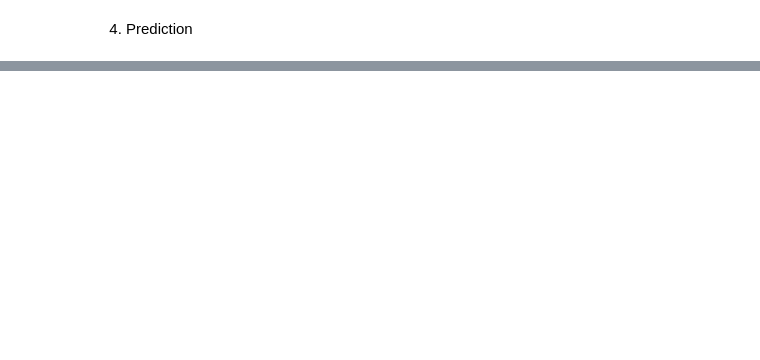
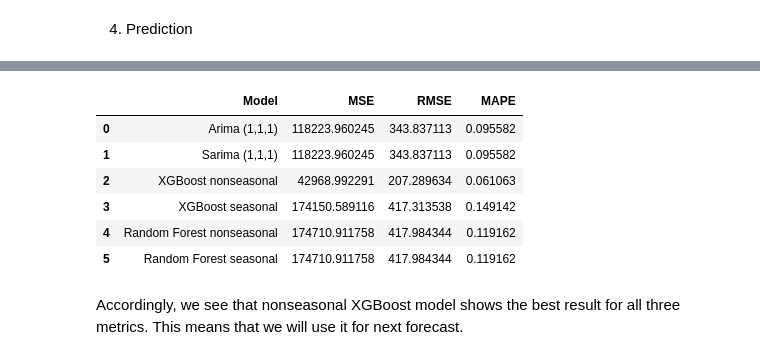
Before and after one commit to AwanRaskall/ml-demand-driven-order-planning, a Jupyter notebook: product_demand_prediction.ipynb, the cells around one changed output, grey strips where cells are left out. Drawn from its saved outputs; the diff is of its cells as text; code cells hidden in the pictures; blank space fills up the shorter version.

Commit message:
Evaluation of models' prediction section is done

```diff
--- a/product_demand_prediction.ipynb
+++ b/product_demand_prediction.ipynb
@@ -600,6 +606,21 @@ def evaluate_model(eval_models, fitmodel, model_name, metrics_show = False, tabl
         display(eval_models.style.highlight_min(subset = ['AIC', 'BIC'], color = 'lightgreen'))
 
     return eval_models
+# %%
+metrics_accur = pd.DataFrame(data = None, columns = ['Model', 'MSE', 'RMSE', 'MAPE'])
+
+def accurancy_metrics(metrics_accur, model_name, data, prediction, show = False):
+
+    mse = MSE(data[-len(prediction):], prediction)
+    rmse = math.sqrt(mse)
+    mape = MAPE(data[-len(prediction):], prediction)
+
+    metrics_accur.loc[len(metrics_accur)] = [model_name, mse, rmse, mape]
+    metrics_accur = metrics_accur.drop_duplicates()
+
+    if show: display(metrics_accur.style.highlight_min(subset = ['MSE', 'RMSE', 'MAPE'], color = 'yellow'))
+
+    return metrics_accur
 # %% [markdown]
 ### 6.2 Model creation
 # %% [markdown]
@@ -1261,0 +1288,17 @@ plot_graph(df_work['num_units'], y_pred_forest_seas, title = 'Seasonal Random Fo
+# %%
+metrics_accur = accurancy_metrics(metrics_accur, 'Arima (1,1,1)', df_work_ds['num_units'], sf_arima_forecast['AutoARIMA'])
+metrics_accur = accurancy_metrics(metrics_accur, 'Sarima (1,1,1)', df_work_ds['num_units'],sf_sarima_forecast['AutoARIMA'])
+metrics_accur = accurancy_metrics(metrics_accur, 'XGBoost nonseasonal', df_work['num_units'], y_pred_xgb)
+metrics_accur = accurancy_metrics(metrics_accur, 'XGBoost seasonal', df_work['num_units'], y_pred_xgb_seas)
+metrics_accur = accurancy_metrics(metrics_accur, 'Random Forest nonseasonal', df_work['num_units'], y_pred_forest)
+metrics_accur = accurancy_metrics(metrics_accur, 'Random Forest seasonal', df_work['num_units'], y_pred_forest_seas, True)
+# %% [output]
+|  | Model | MSE | RMSE | MAPE |
+| 0 | Arima (1,1,1) | 118223.960245 | 343.837113 | 0.095582 |
+| 1 | Sarima (1,1,1) | 118223.960245 | 343.837113 | 0.095582 |
+| 2 | XGBoost nonseasonal | 42968.992291 | 207.289634 | 0.061063 |
+| 3 | XGBoost seasonal | 174150.589116 | 417.313538 | 0.149142 |
+| 4 | Random Forest nonseasonal | 174710.911758 | 417.984344 | 0.119162 |
+| 5 | Random Forest seasonal | 174710.911758 | 417.984344 | 0.119162 |
+# %% [markdown]
+Accordingly, we see that nonseasonal XGBoost model shows the best result for all three metrics. This means that we will use it for next forecast.
```
Also changed, not shown: parts of 12 cells of this notebook.
